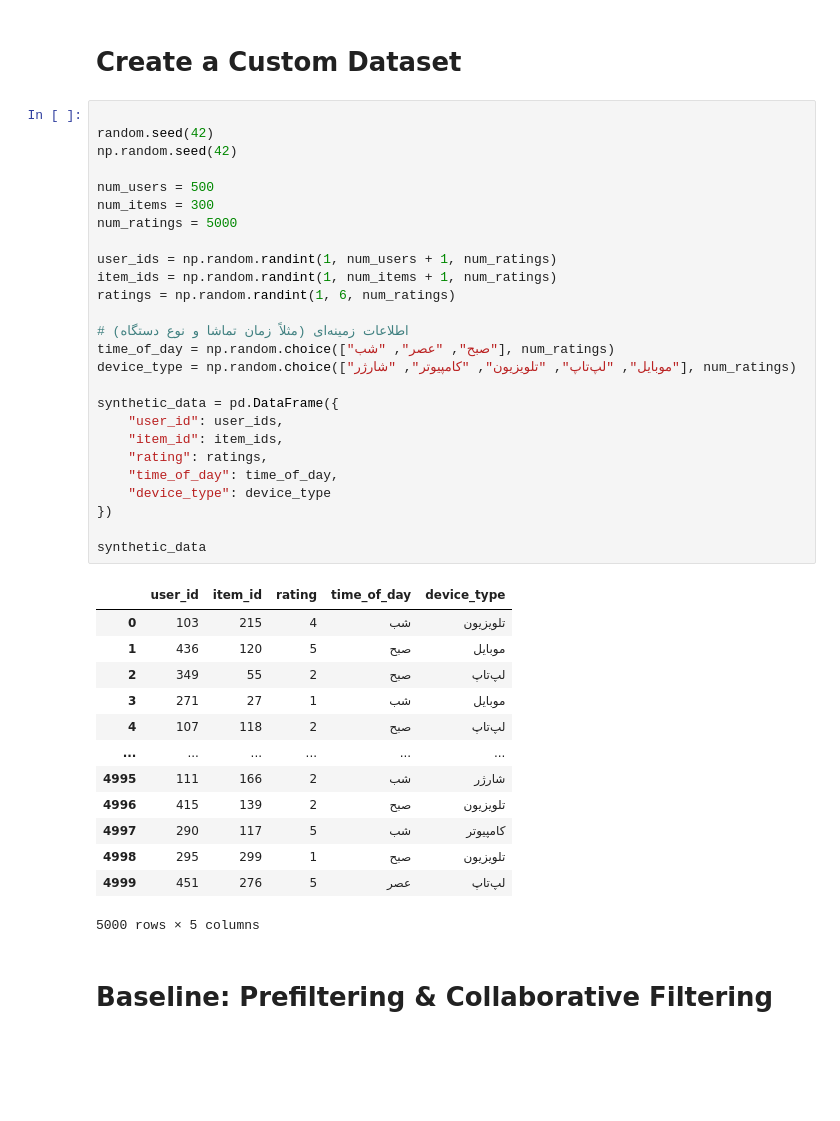
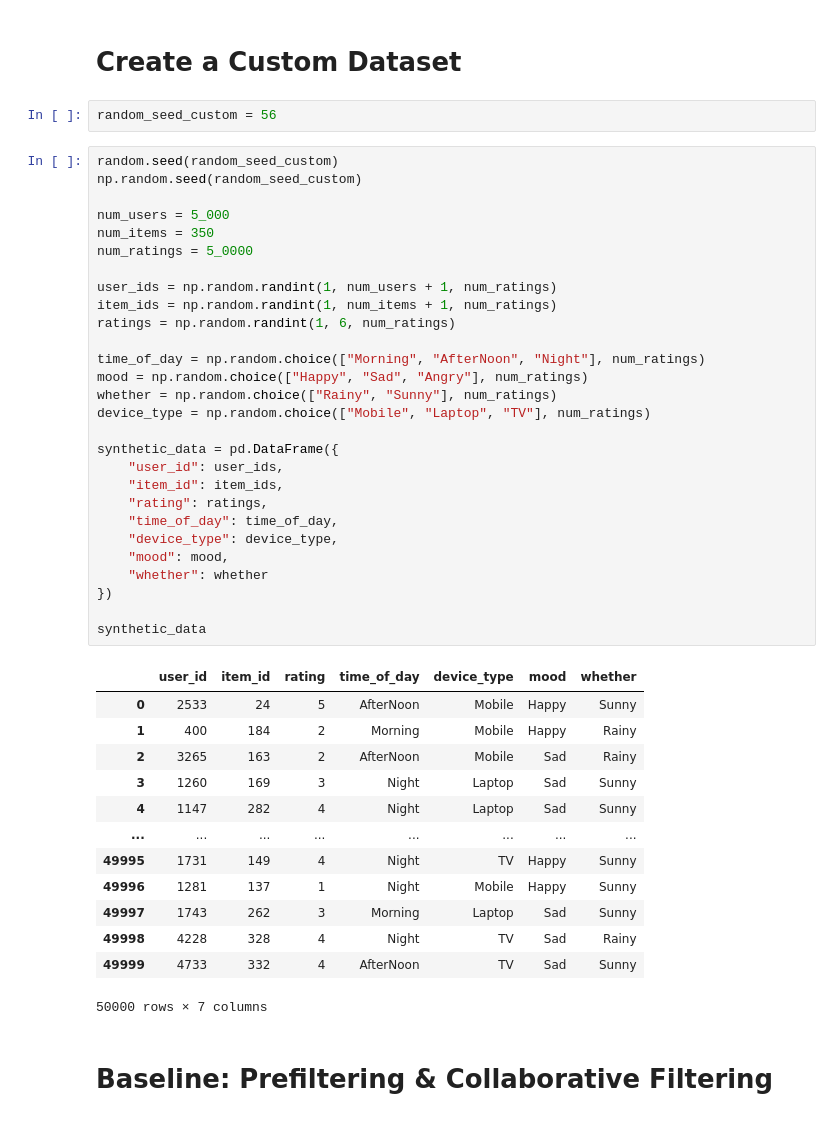
Before and after one commit to AlirezaHadipur/ContextAware_Recommendation_System, a Jupyter notebook: Human_Centered_RecSys.ipynb, the cells around one changed output. Cells and saved outputs as stored; diff of their text form; blank space fills up the shorter version.

```diff
--- a/Human_Centered_RecSys.ipynb
+++ b/Human_Centered_RecSys.ipynb
@@ -22,46 +22,50 @@ from collections import defaultdict
 import time
 # %% [markdown]
 # Create a Custom Dataset
+# %%
+random_seed_custom = 56
 # %%
+random.seed(random_seed_custom)
+np.random.seed(random_seed_custom)
 
-random.seed(42)
-np.random.seed(42)
-
-num_users = 500
-num_items = 300
-num_ratings = 5000
+num_users = 5_000
+num_items = 350
+num_ratings = 5_0000
 
 user_ids = np.random.randint(1, num_users + 1, num_ratings)
 item_ids = np.random.randint(1, num_items + 1, num_ratings)
 ratings = np.random.randint(1, 6, num_ratings)
 
-# اطلاعات زمینه‌ای (مثلاً زمان تماشا و نوع دستگاه)
-time_of_day = np.random.choice(["صبح", "عصر", "شب"], num_ratings)
-device_type = np.random.choice(["موبایل", "لپ‌تاپ", "تلویزیون", "کامپیوتر", "شارژر"], num_ratings)
+time_of_day = np.random.choice(["Morning", "AfterNoon", "Night"], num_ratings)
+mood = np.random.choice(["Happy", "Sad", "Angry"], num_ratings)
+whether = np.random.choice(["Rainy", "Sunny"], num_ratings)
+device_type = np.random.choice(["Mobile", "Laptop", "TV"], num_ratings)
 
 synthetic_data = pd.DataFrame({
     "user_id": user_ids,
     "item_id": item_ids,
     "rating": ratings,
     "time_of_day": time_of_day,
-    "device_type": device_type
+    "device_type": device_type,
+    "mood": mood,
+    "whether": whether
 })
 
 synthetic_data
 # %% [output]
-|  | user_id | item_id | rating | time_of_day | device_type |
-| 0 | 103 | 215 | 4 | شب | تلویزیون |
-| 1 | 436 | 120 | 5 | صبح | موبایل |
-| 2 | 349 | 55 | 2 | صبح | لپ‌تاپ |
-| 3 | 271 | 27 | 1 | شب | موبایل |
-| 4 | 107 | 118 | 2 | صبح | لپ‌تاپ |
-| ... | ... | ... | ... | ... | ... |
-| 4995 | 111 | 166 | 2 | شب | شارژر |
-| 4996 | 415 | 139 | 2 | صبح | تلویزیون |
-| 4997 | 290 | 117 | 5 | شب | کامپیوتر |
-| 4998 | 295 | 299 | 1 | صبح | تلویزیون |
-| 4999 | 451 | 276 | 5 | عصر | لپ‌تاپ |
+|  | user_id | item_id | rating | time_of_day | device_type | mood | whether |
+| 0 | 2533 | 24 | 5 | AfterNoon | Mobile | Happy | Sunny |
+| 1 | 400 | 184 | 2 | Morning | Mobile | Happy | Rainy |
+| 2 | 3265 | 163 | 2 | AfterNoon | Mobile | Sad | Rainy |
+| 3 | 1260 | 169 | 3 | Night | Laptop | Sad | Sunny |
+| 4 | 1147 | 282 | 4 | Night | Laptop | Sad | Sunny |
+| ... | ... | ... | ... | ... | ... | ... | ... |
+| 49995 | 1731 | 149 | 4 | Night | TV | Happy | Sunny |
+| 49996 | 1281 | 137 | 1 | Night | Mobile | Happy | Sunny |
+| 49997 | 1743 | 262 | 3 | Morning | Laptop | Sad | Sunny |
+| 49998 | 4228 | 328 | 4 | Night | TV | Sad | Rainy |
+| 49999 | 4733 | 332 | 4 | AfterNoon | TV | Sad | Sunny |
-5000 rows × 5 columns
+50000 rows × 7 columns
 # %% [markdown]
 # Baseline: Prefiltering & Collaborative Filtering
 # %%
```
Also changed, not shown: parts of 8 cells of this notebook.
